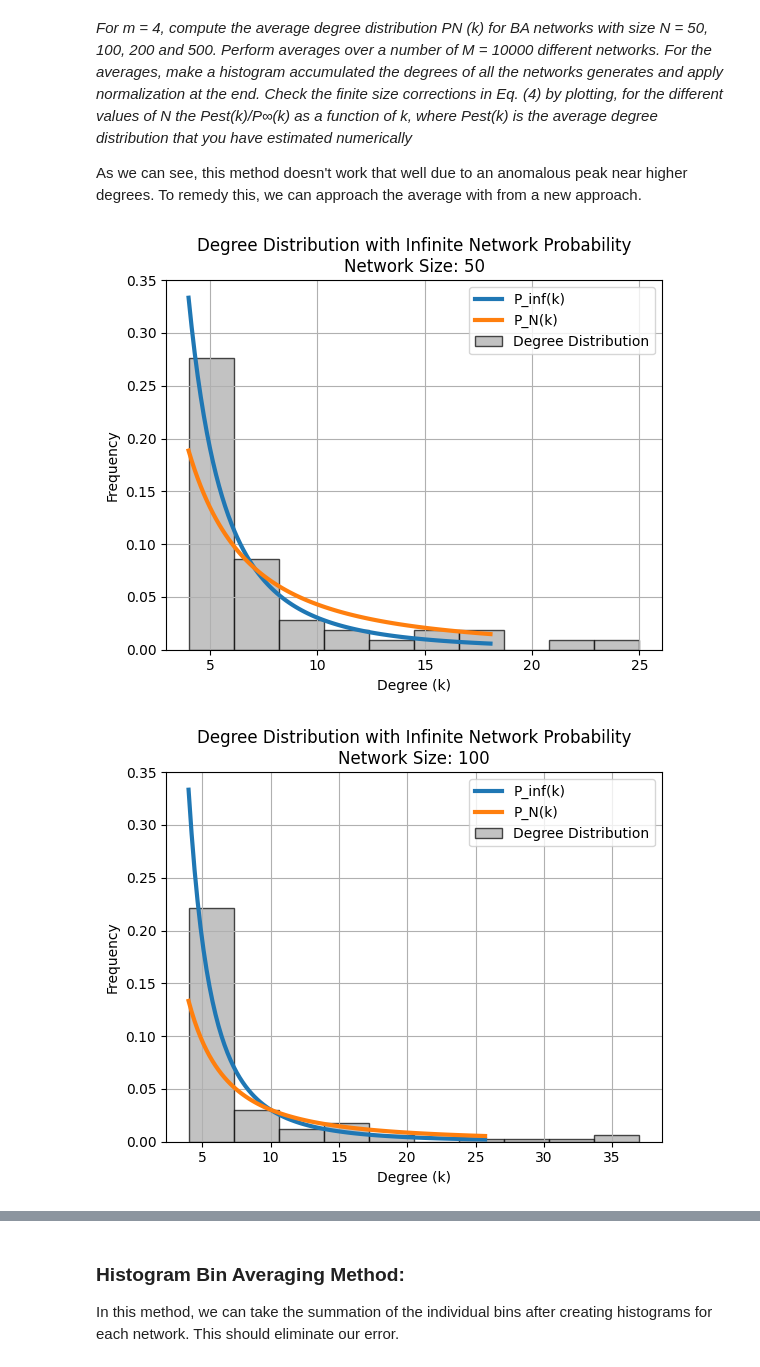
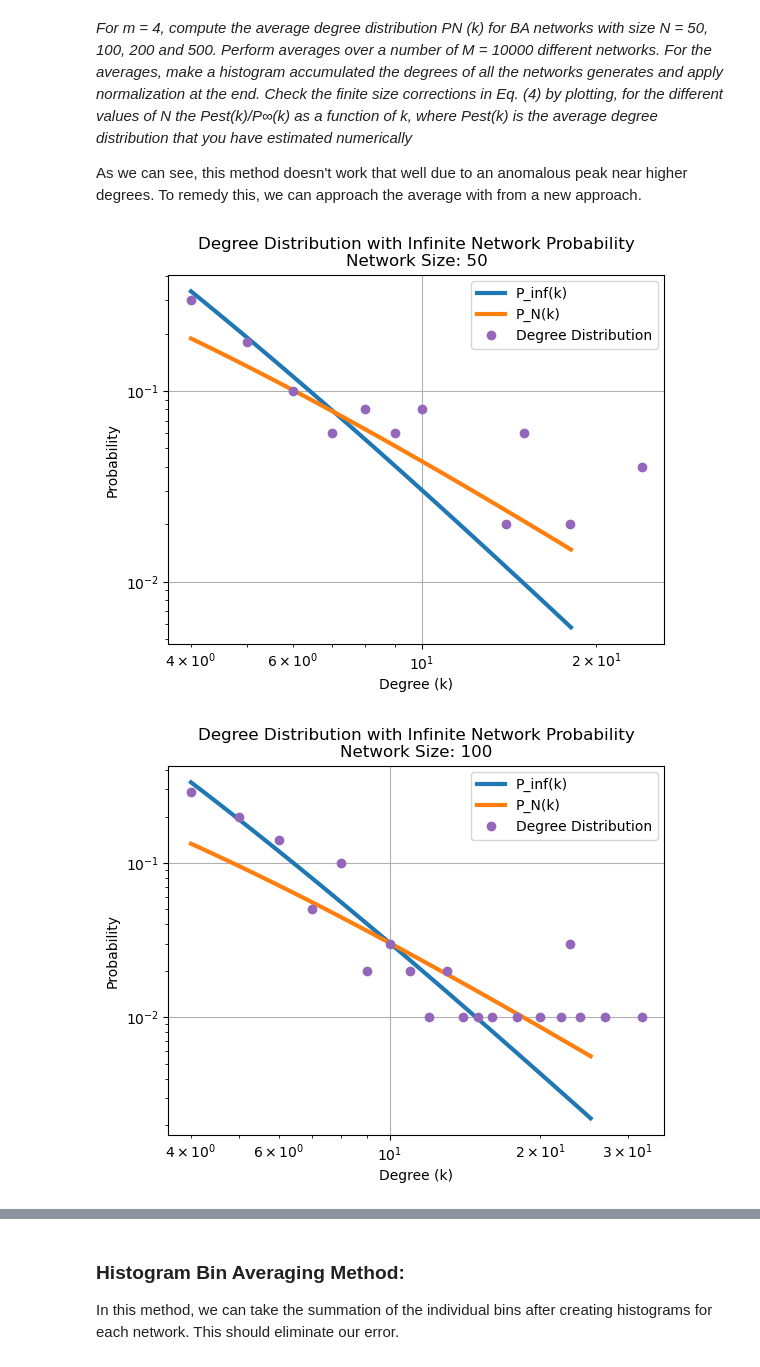
Before and after one commit to CherryWookie/Critical-Phenomena-and-Complexity, a Jupyter notebook: appliedhw/ba_final.ipynb, the cells around one changed output, grey strips where cells are left out. Drawn from its saved outputs; the diff is of its cells as text; code cells hidden in the pictures.

```diff
--- a/appliedhw/ba_final.ipynb
+++ b/appliedhw/ba_final.ipynb
@@ -221,16 +225,42 @@ def compute_p_inf(hist_avg, bins, m):
 # %% [markdown]
 ### FUNCTION: `Plot Histogram Only`
 # %%
-def plot_histogram(k_list, N, m):
+# def plot_histogram(k_list, N, m):
 
+#     k_list = np.array(k_list)
+
+#     # Frequency Distribution
+#     plt.hist(k_list, bins=10, density=True, color='darkgrey', edgecolor='black', alpha=0.7, label='Degree Distribution')
+#     plt.xlabel('Degree (k)')
+#     plt.ylabel('Frequency')
+#     plt.title(f'Degree Distribution with Infinite Network Probability\nNetwork Size: {N}')
+#     plt.legend()
+#     plt.show()
+
+
+def plot_degree_distribution(k_list, N, m):
+
+
+    # Convert to a NumPy array for processing
     k_list = np.array(k_list)
 
-    # Frequency Distribution
-    plt.hist(k_list, bins=10, density=True, color='darkgrey', edgecolor='black', alpha=0.7, label='Degree Distribution')
+    # Compute unique degrees and their frequencies
+    unique_degrees, counts = np.unique(k_list, return_counts=True)
+
+    # Normalize the frequencies to obtain probabilities
+    probabilities = counts / len(k_list)
+
+    # Plot the degree distribution as discrete points
+    plt.plot(unique_degrees, probabilities, 'o', label='Degree Distribution', color='#9467bd')
+
+    # Add labels, title, and legend
     plt.xlabel('Degree (k)')
-    plt.ylabel('Frequency')
+    plt.ylabel('Probability')
+    plt.xscale('log')
+    plt.yscale('log')
     plt.title(f'Degree Distribution with Infinite Network Probability\nNetwork Size: {N}')
     plt.legend()
+    plt.grid(True)
     plt.show()
 # %% [markdown]
 ### FUNCTION: `Plot Averaged Histograms`
@@ -317,7 +370,7 @@ than the approximation Eq. (4), specially for small values of the degree k.*
 In this method, we add all the values in the different lists of degrees and average them between the lists using the np.mean() function. The problem with this is that we were seeing spikes in degree frequency towards higher degrees.
 # %%
 m = 4
-N = 1000
+N = 10000
 
 np.random.seed(9)
 
@@ -325,5 +378,5 @@ np.random.seed(9)
 Network = generate_BA(N, m)
 k_list = create_degree_list(Network, m)
 plot_probabilities(k_list, N, m)
-plot_histogram(k_list, N, m)
+plot_degree_distribution(k_list, N, m)
 # %% [output]
@@ -342,30 +395,30 @@ As we can see, this method doesn't work that well due to an anomalous peak near
 # %%
 # For M different Networks
 M = 100
 # N_vals = [50, 100, 200, 500]
 N_vals = [50, 100, 200]  # Quicker
 
 for N in N_vals:
 
     k_list_avg = []
     for network in range(M):
         Network_i = generate_BA(N, m)
         k_list = create_degree_list(Network_i, m)
         k_list_avg.append(k_list)
 
     # Pad extra degree spaces with zero for accurate averaging
     max_length = max(len(k) for k in k_list_avg)
     k_list_avg = [k + [0] * (max_length - len(k)) for k in k_list_avg]
 
     k_list_avg = np.array(k_list_avg)
     k_list_avg = np.mean(k_list_avg, axis=0)
 
     # Convert back to list
     k_list_avg = k_list_avg.tolist()
 
 
     plot_probabilities(k_list_avg, N, m)
-    plot_histogram(k_list, N, m)
+    plot_degree_distribution(k_list, N, m)
 # %% [output]
-[figure, old version]
+[figure, new version]
-[figure, old version]
+[figure, new version]
```
Also changed, not shown: parts of 8 cells of this notebook.
